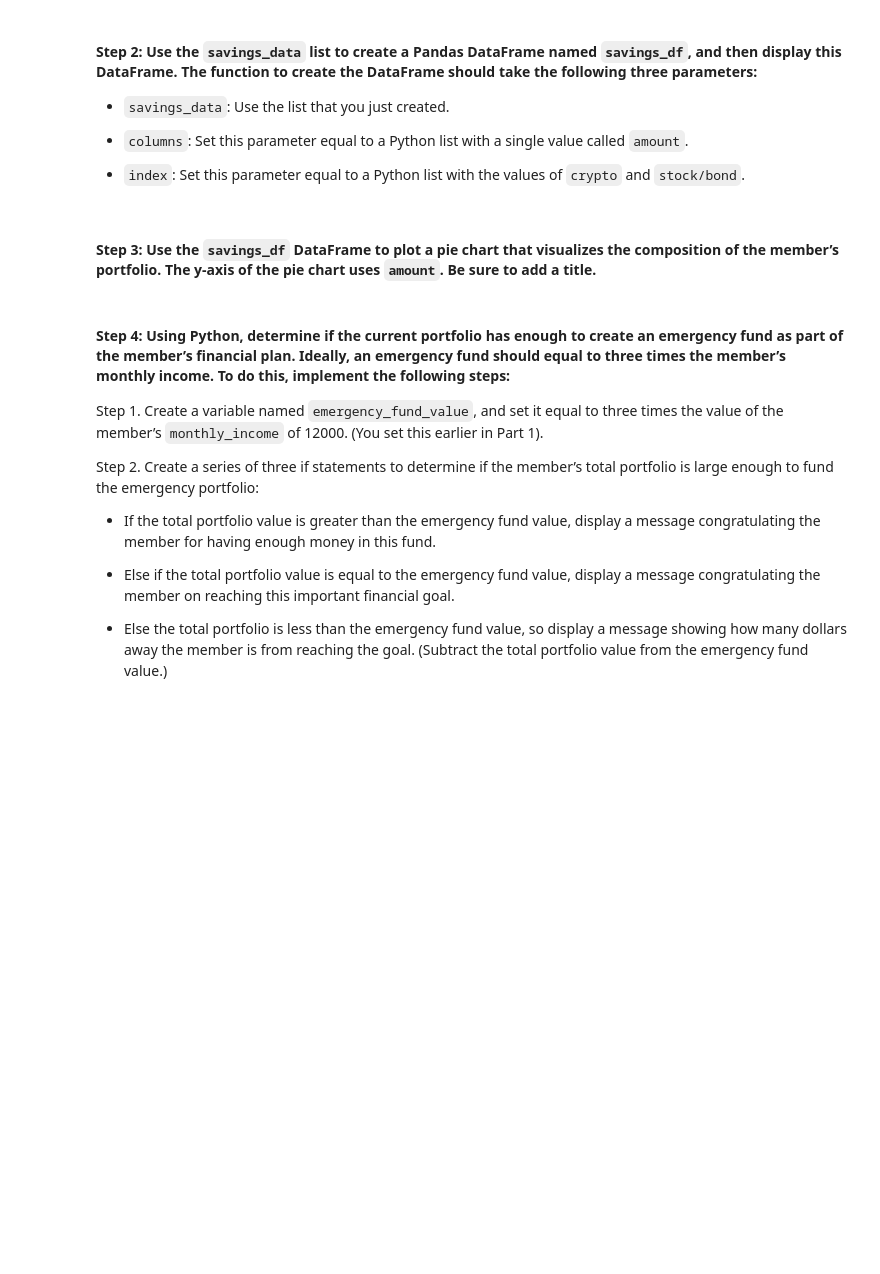
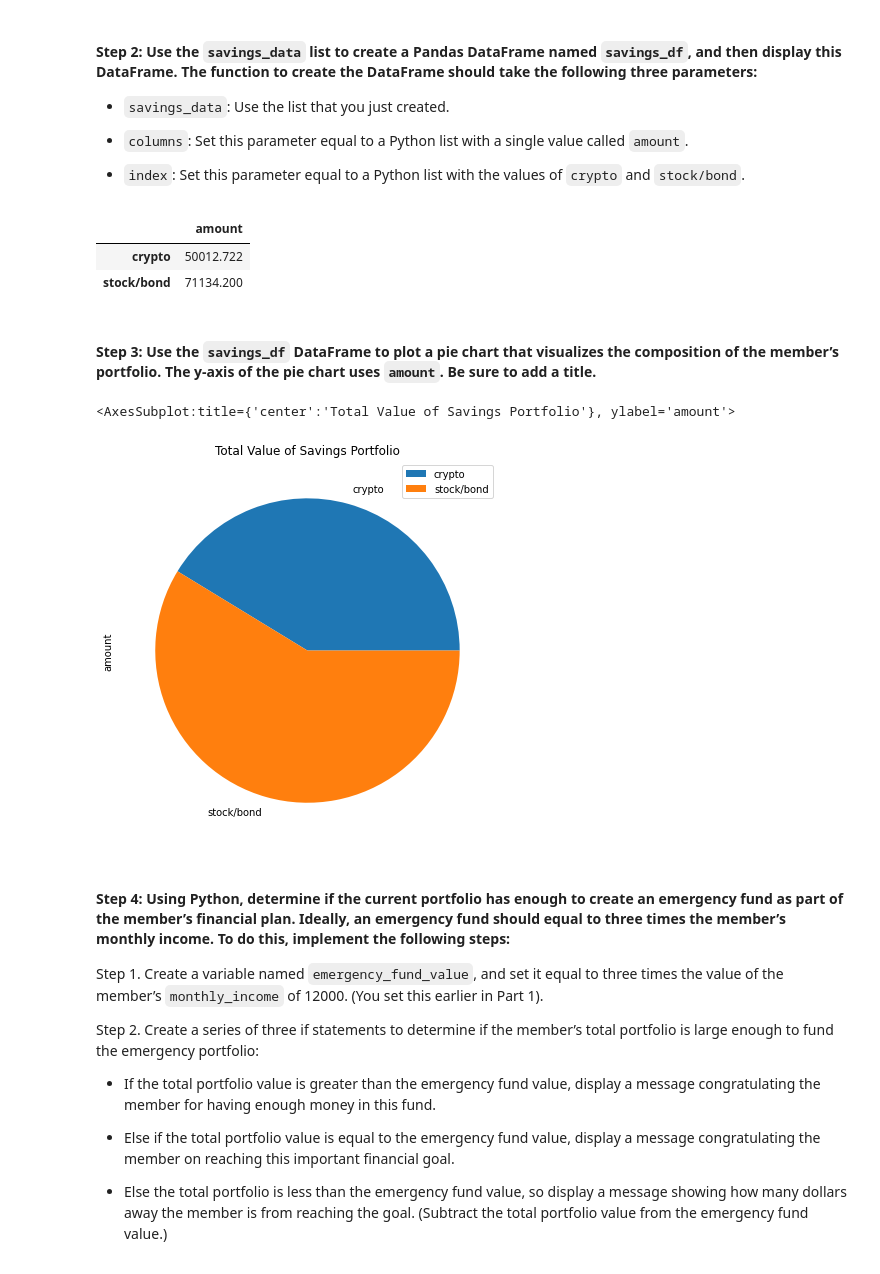
Before and after one commit to pentius00/05_Financial_Planner, a Jupyter notebook: financial_planning_tools.ipynb, the cells around one changed output. Cells and saved outputs as stored; diff of their text form; code cells hidden in the pictures; blank space fills up the shorter version.

Commit message:
plot pie chart

```diff
--- a/financial_planning_tools.ipynb
+++ b/financial_planning_tools.ipynb
@@ -330,12 +330,19 @@ print(savings_data)
 index = ['crypto', 'stock/bond']
 savings_df = pd.DataFrame(data=savings_data, columns=['amount'], index=index)
 # Display the savings_df DataFrame
-# YOUR CODE HERE
+savings_df
+# %% [output]
+|  | amount |
+| crypto | 50012.722 |
+| stock/bond | 71134.200 |
 # %% [markdown]
 #### Step 3: Use the `savings_df` DataFrame to plot a pie chart that visualizes the composition of the member’s portfolio. The y-axis of the pie chart uses `amount`. Be sure to add a title.
 # %%
 # Plot the total value of the member's portfolio (crypto and stock/bond) in a pie chart
-# YOUR CODE HERE
+savings_df.plot(kind='pie', y='amount', title='Total Value of Savings Portfolio', figsize=(14,7))
+# %% [output]
+<AxesSubplot:title={'center':'Total Value of Savings Portfolio'}, ylabel='amount'>
+[figure, added]
 # %% [markdown]
 #### Step 4: Using Python, determine if the current portfolio has enough to create an emergency fund as part of the member’s financial plan. Ideally, an emergency fund should equal to three times the member’s monthly income. To do this, implement the following steps:
 
```
